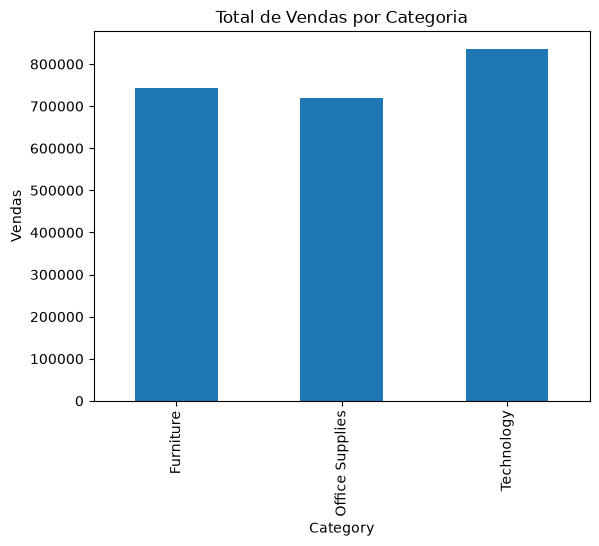
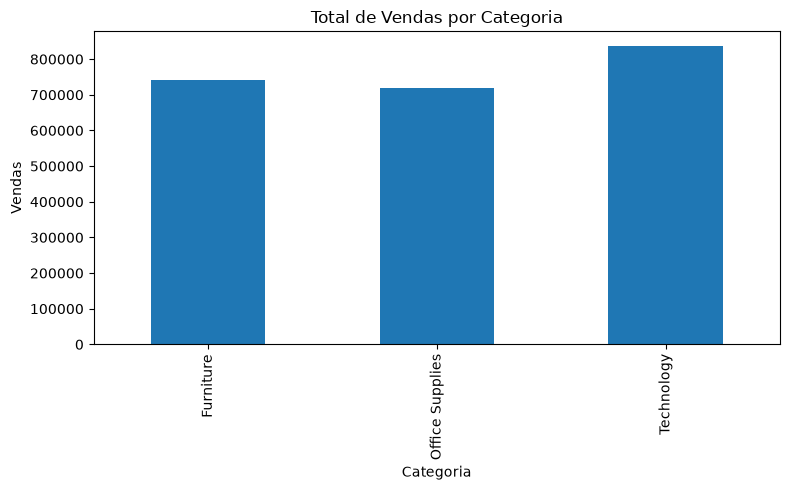
The change to this notebook cell's code, shown as a diff; its figure went from the first image to the second:
--- before
+++ after
@@ -1,6 +1,14 @@
 vendas_categoria = df.groupby("Category")["Sales"].sum()
 
+plt.figure(figsize=(8,5))
+
 vendas_categoria.plot(kind="bar")
+
 plt.title("Total de Vendas por Categoria")
 plt.ylabel("Vendas")
+plt.xlabel("Categoria")
+
+plt.tight_layout()
+
+plt.savefig("grafico_vendas_categoria.png")
 plt.show()

Commit: feat: adiciona gráfico ao README